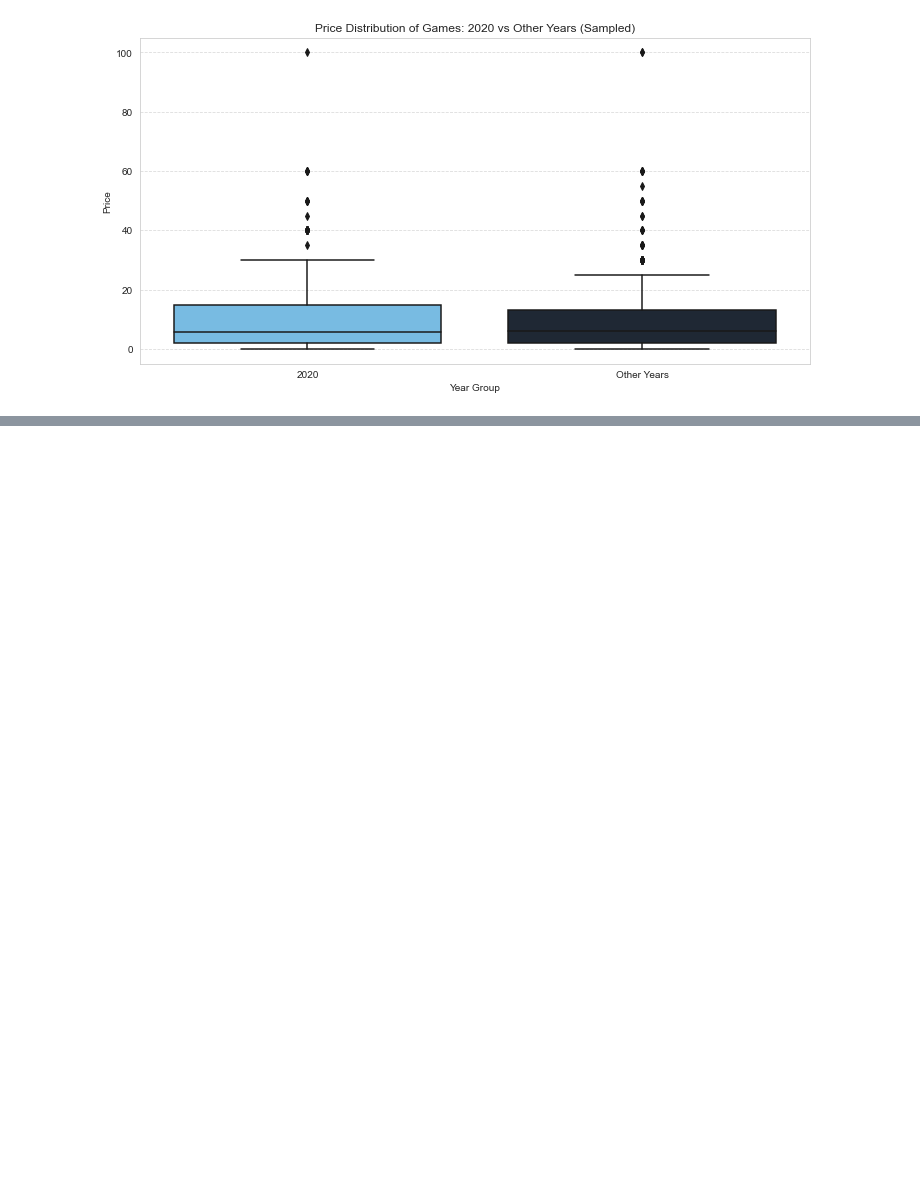
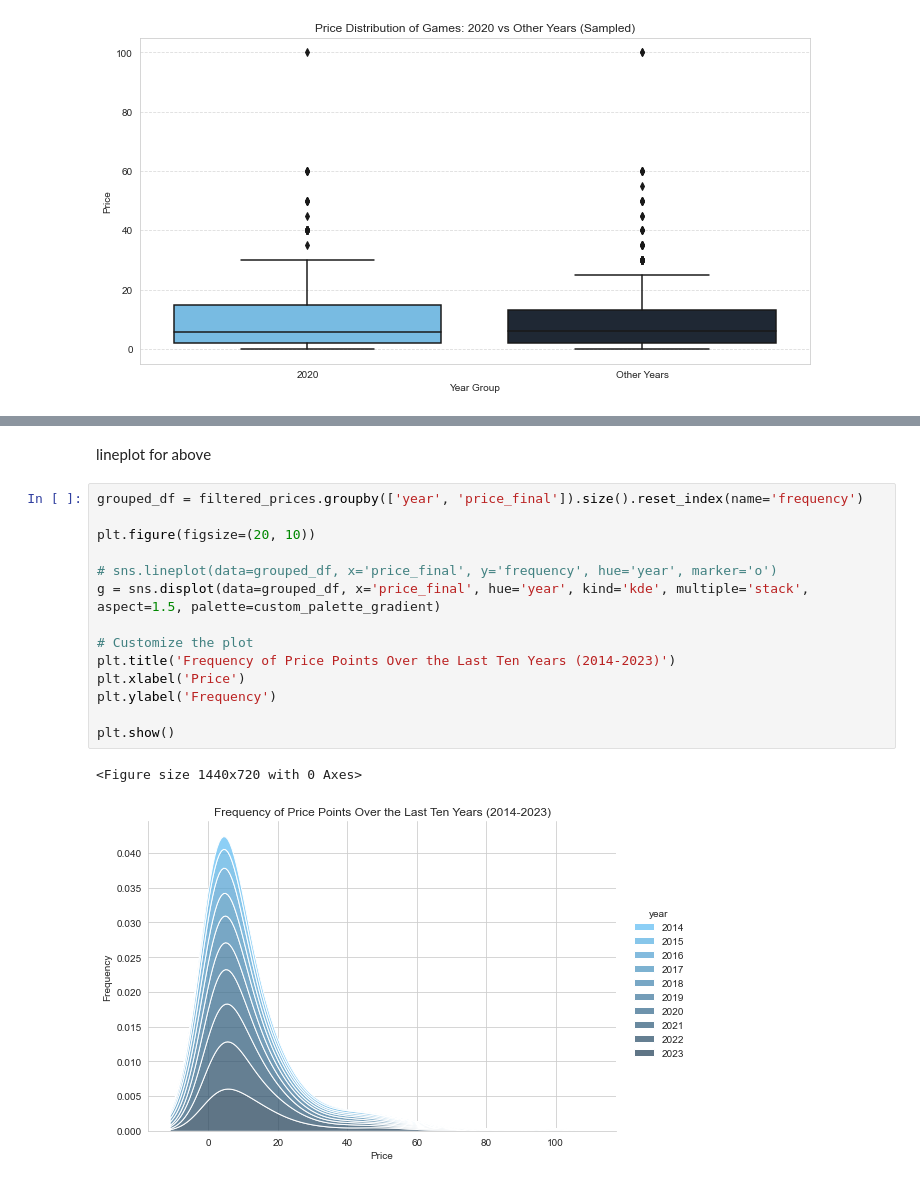
Before and after one commit to dmm4613/steam-games-eda, a Jupyter notebook: steam-eda.ipynb, the cells around one changed output, grey strips where cells are left out. Saved outputs shown, nothing was run; the diff lists cells and outputs as text; blank space fills up the shorter version.

```diff
--- a/steam-eda.ipynb
+++ b/steam-eda.ipynb
@@ -725,0 +787,19 @@ plt.show()
+# %% [markdown]
+lineplot for above
+# %%
+grouped_df = filtered_prices.groupby(['year', 'price_final']).size().reset_index(name='frequency')
+
+plt.figure(figsize=(20, 10))
+
+# sns.lineplot(data=grouped_df, x='price_final', y='frequency', hue='year', marker='o')
+g = sns.displot(data=grouped_df, x='price_final', hue='year', kind='kde', multiple='stack', aspect=1.5, palette=custom_palette_gradient)
+
+# Customize the plot
+plt.title('Frequency of Price Points Over the Last Ten Years (2014-2023)')
+plt.xlabel('Price')
+plt.ylabel('Frequency')
+
+plt.show()
+# %% [output]
+<Figure size 1440x720 with 0 Axes>
+[figure, added]
```
Also changed, not shown: parts of 24 cells of this notebook.
